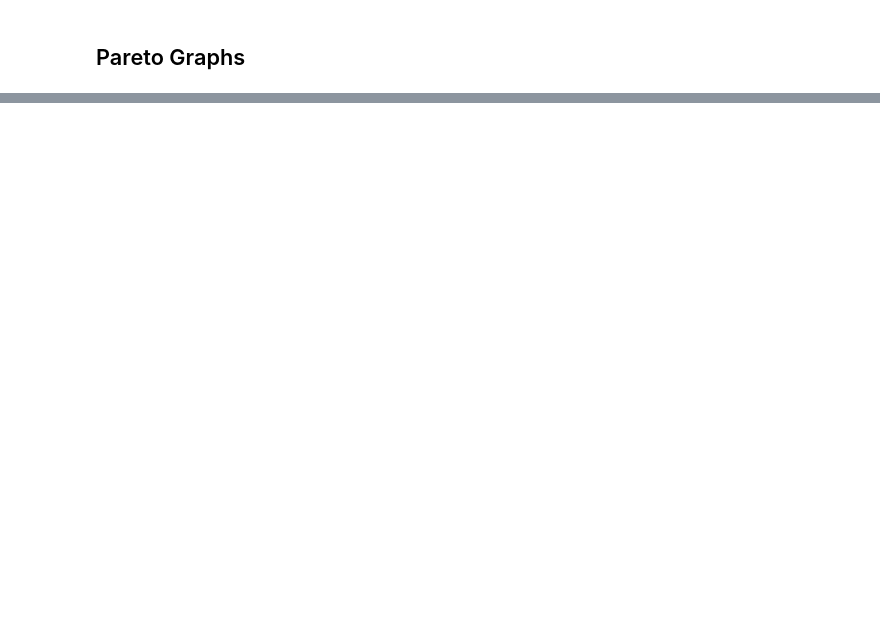
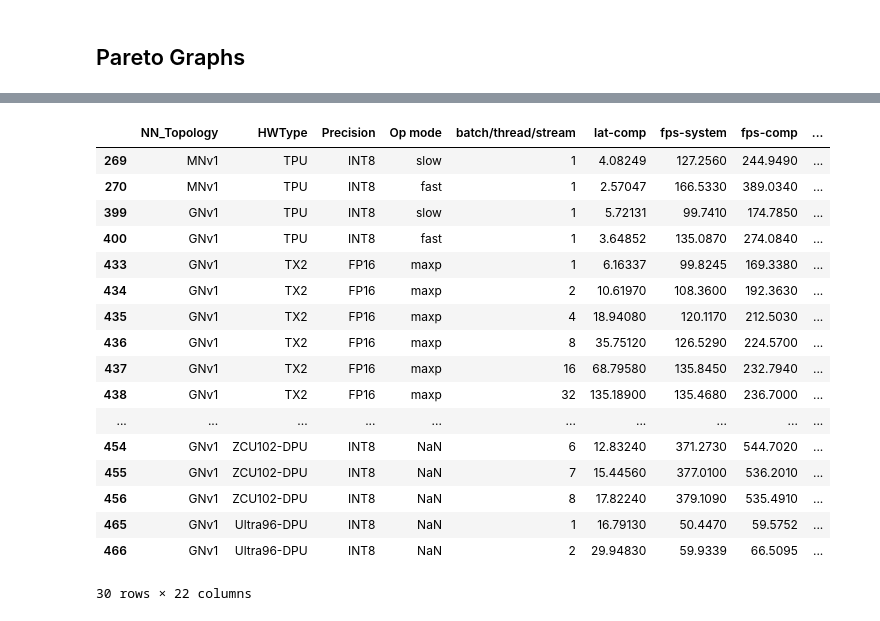
Before and after one commit to RCL-lab/QutibenchWeb, a Jupyter notebook: _notebooks/2020-03-25-ImageNet.ipynb, the cells around one changed output, grey strips where cells are left out. Drawn from its saved outputs; the diff is of its cells as text; code cells hidden in the pictures; blank space fills up the shorter version.

```diff
--- a/_notebooks/2020-03-25-ImageNet.ipynb
+++ b/_notebooks/2020-03-25-ImageNet.ipynb
@@ -218,0 +208,23 @@ imagenet_df.describe()
+# %%
+#hide
+imagenet_df.to_csv('data/processed_csv/experimental_data_imagenet.csv', index = False)
+imagenet_df.head(30)
+# %% [output]
+|  | NN_Topology | HWType | Precision | Op mode | batch/thread/stream | lat-comp | fps-system | fps-comp | ... |
+| 269 | MNv1 | TPU | INT8 | slow | 1 | 4.08249 | 127.2560 | 244.9490 | ... |
+| 270 | MNv1 | TPU | INT8 | fast | 1 | 2.57047 | 166.5330 | 389.0340 | ... |
+| 399 | GNv1 | TPU | INT8 | slow | 1 | 5.72131 | 99.7410 | 174.7850 | ... |
+| 400 | GNv1 | TPU | INT8 | fast | 1 | 3.64852 | 135.0870 | 274.0840 | ... |
+| 433 | GNv1 | TX2 | FP16 | maxp | 1 | 6.16337 | 99.8245 | 169.3380 | ... |
+| 434 | GNv1 | TX2 | FP16 | maxp | 2 | 10.61970 | 108.3600 | 192.3630 | ... |
+| 435 | GNv1 | TX2 | FP16 | maxp | 4 | 18.94080 | 120.1170 | 212.5030 | ... |
+| 436 | GNv1 | TX2 | FP16 | maxp | 8 | 35.75120 | 126.5290 | 224.5700 | ... |
+| 437 | GNv1 | TX2 | FP16 | maxp | 16 | 68.79580 | 135.8450 | 232.7940 | ... |
+| 438 | GNv1 | TX2 | FP16 | maxp | 32 | 135.18900 | 135.4680 | 236.7000 | ... |
+| ... | ... | ... | ... | ... | ... | ... | ... | ... | ... |
+| 454 | GNv1 | ZCU102-DPU | INT8 | NaN | 6 | 12.83240 | 371.2730 | 544.7020 | ... |
+| 455 | GNv1 | ZCU102-DPU | INT8 | NaN | 7 | 15.44560 | 377.0100 | 536.2010 | ... |
+| 456 | GNv1 | ZCU102-DPU | INT8 | NaN | 8 | 17.82240 | 379.1090 | 535.4910 | ... |
+| 465 | GNv1 | Ultra96-DPU | INT8 | NaN | 1 | 16.79130 | 50.4470 | 59.5752 | ... |
+| 466 | GNv1 | Ultra96-DPU | INT8 | NaN | 2 | 29.94830 | 59.9339 | 66.5095 | ... |
+30 rows × 22 columns
```
Also changed, not shown: parts of 5 cells of this notebook, 8 other files.
